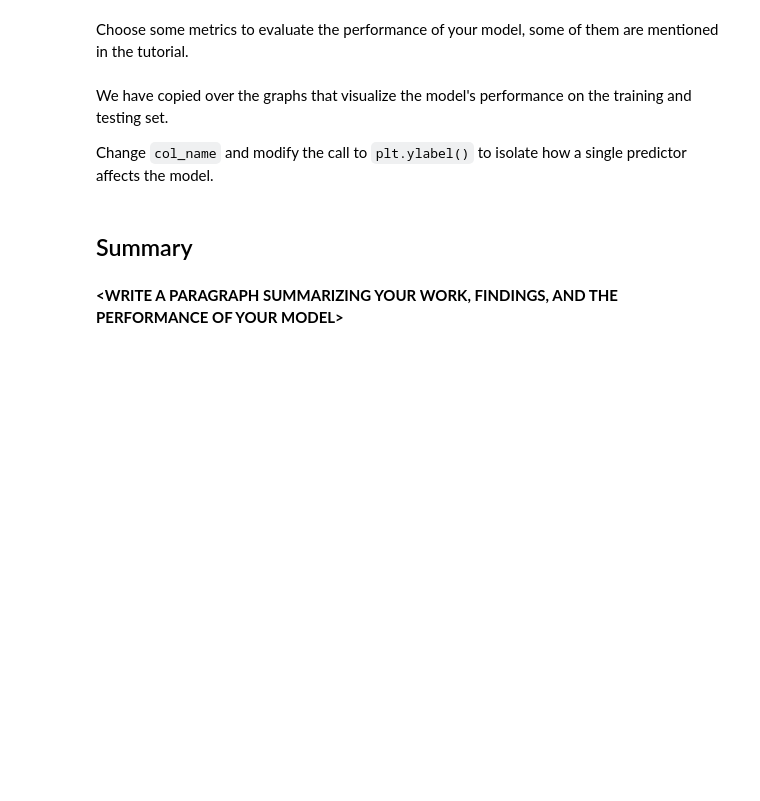
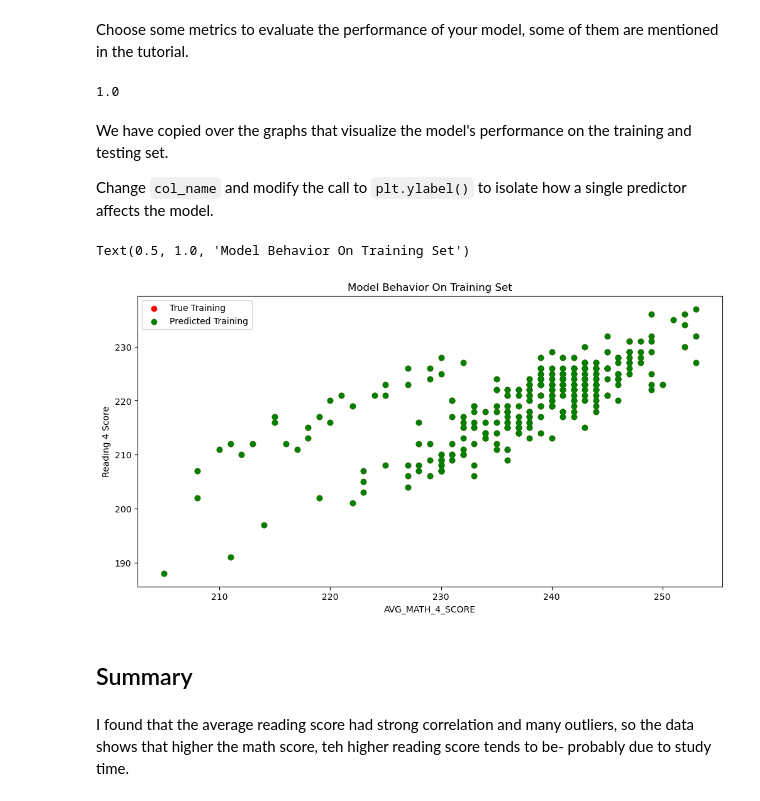
Before and after one commit to blankdotnoah/MDST-Tutorial, a Jupyter notebook: tutorial1/checkpoint1.ipynb, the cells around one changed output. Saved outputs shown, nothing was run; the diff lists cells and outputs as text; code cells hidden in the pictures; blank space fills up the shorter version.

```diff
--- a/tutorial1/checkpoint1.ipynb
+++ b/tutorial1/checkpoint1.ipynb
@@ -140,6 +198,9 @@ from sklearn.model_selection import train_test_split
+# %%
+X = df[['ENROLL_4','AVG_MATH_4_SCORE','AVG_READING_4_SCORE']].dropna()
+y = df.loc[X.index]['AVG_READING_4_SCORE']
+y.fillna(y.median(), inplace=True)
 # %%
-# X_train, X_test, y_train, y_test = train_test_split(
-#      X, y, test_size=, random_state=42)
+X_train, X_test, y_train, y_test = train_test_split(X, y, test_size=.3, random_state=0)
 # %% [markdown]
 <h2> Prediction </h2>
 # %% [markdown]
@@ -149,5 +211,5 @@ ML Models [Resource](https://medium.com/@vijaya.beeravalli/comparison-of-machine
 # %%
 # create your model here
-# model =
+model = LinearRegression()
 # %%
 model.fit(X_train, y_train)
@@ -157,18 +221,25 @@ y_pred = model.predict(X_test)
 ## Evaluation
 # %% [markdown]
 Choose some metrics to evaluate the performance of your model, some of them are mentioned in the tutorial.
+# %%
+model.score(X_test, y_test)
+# %% [output]
+1.0
 # %% [markdown]
 We have copied over the graphs that visualize the model's performance on the training and testing set.
 
 Change `col_name` and modify the call to `plt.ylabel()` to isolate how a single predictor affects the model.
 # %%
-# col_name = 'COLUMN NAME OF ONE PREDICTOR'
+col_name = 'AVG_MATH_4_SCORE'
 
-# f = plt.figure(figsize=(12,6))
-# plt.scatter(X_train[col_name], y_train, color = "red")
-# plt.scatter(X_train[col_name], model.predict(X_train), color = "green")
+f = plt.figure(figsize=(12,6))
+plt.scatter(X_train[col_name], y_train, color = "red")
+plt.scatter(X_train[col_name], model.predict(X_train), color = "green")
 
-# plt.legend(['True Training','Predicted Training'])
-# plt.xlabel(col_name)
-# plt.ylabel('NAME OF THE PREDICTOR')
-# plt.title("Model Behavior On Training Set")
+plt.legend(['True Training','Predicted Training'])
+plt.xlabel(col_name)
+plt.ylabel('Reading 4 Score')
+plt.title("Model Behavior On Training Set")
+# %% [output]
+Text(0.5, 1.0, 'Model Behavior On Training Set')
+[figure, added]
@@ -186,4 +246,4 @@ Change `col_name` and modify the call to `plt.ylabel()` to isolate how a single
 # %% [markdown]
 <h2> Summary </h2>
-# %% [markdown]
-**<WRITE A PARAGRAPH SUMMARIZING YOUR WORK, FINDINGS, AND THE PERFORMANCE OF YOUR MODEL\>**
+# %% [markdown]
+I found that the average reading score had strong correlation and many outliers, so the data shows that higher the math score, teh higher reading score tends to be- probably due to study time.
```
Also changed, not shown: parts of 18 cells of this notebook, 1 other file.
